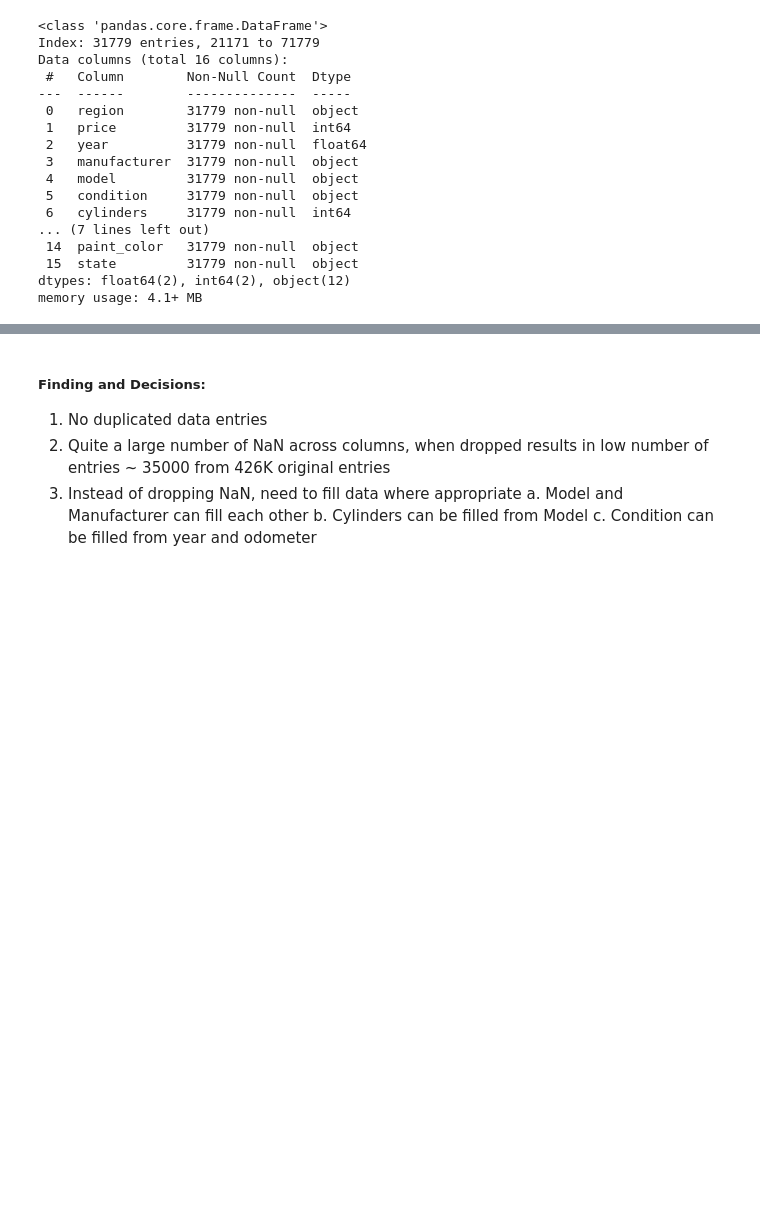
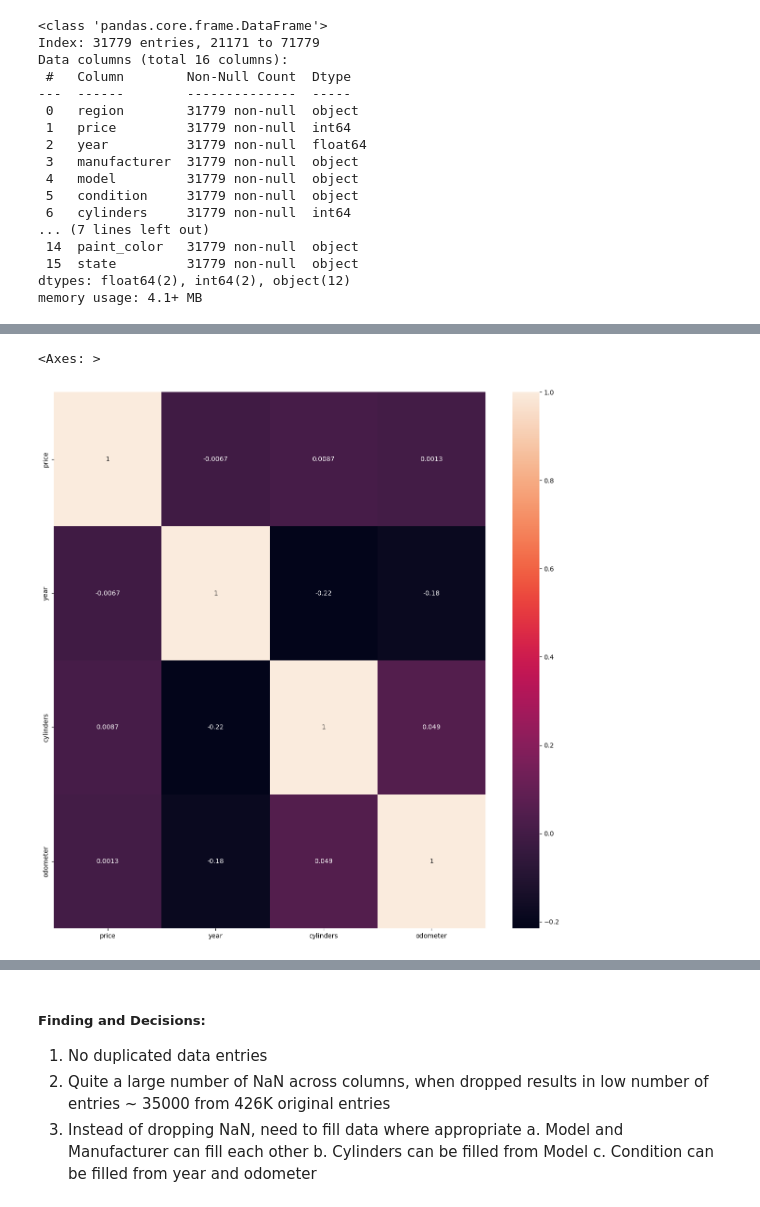
Before and after one commit to archana-rg/ml-practical-apps, a Jupyter notebook: used_car_price/used_car_price.ipynb, the cells around one changed output, grey strips where cells are left out. Cells and saved outputs as stored; diff of their text form; code cells hidden in the pictures; blank space fills up the shorter version.

```diff
--- a/used_car_price/used_car_price.ipynb
+++ b/used_car_price/used_car_price.ipynb
@@ -826,0 +810,8 @@ Name: count, dtype: int64
+# %%
+data_numeric_only = used_cars_cali.select_dtypes(include=['int64', 'float64'])
+data_num_corr = data_numeric_only.corr()
+fig, ax = plt.subplots(figsize=(15,15))
+sns.heatmap(data_num_corr, annot=True, ax=ax)
+# %% [output]
+<Axes: >
+[figure, added]
```
Also changed, not shown: parts of 32 cells of this notebook.
